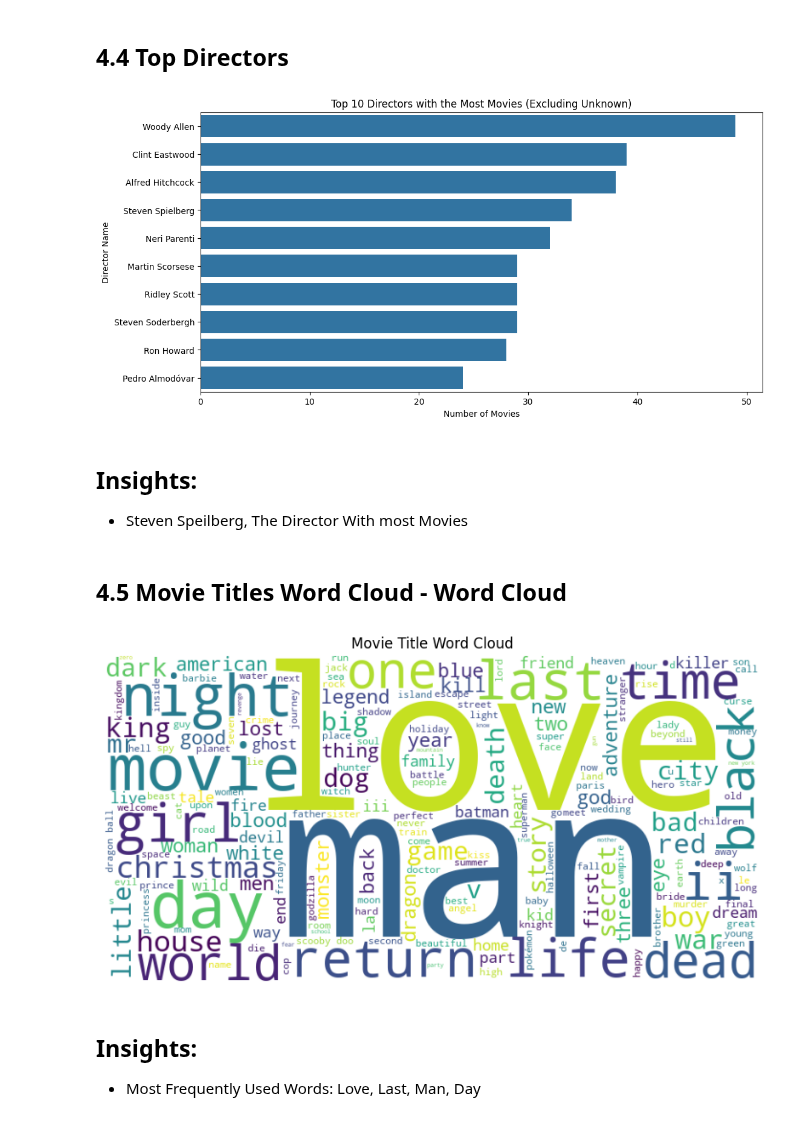
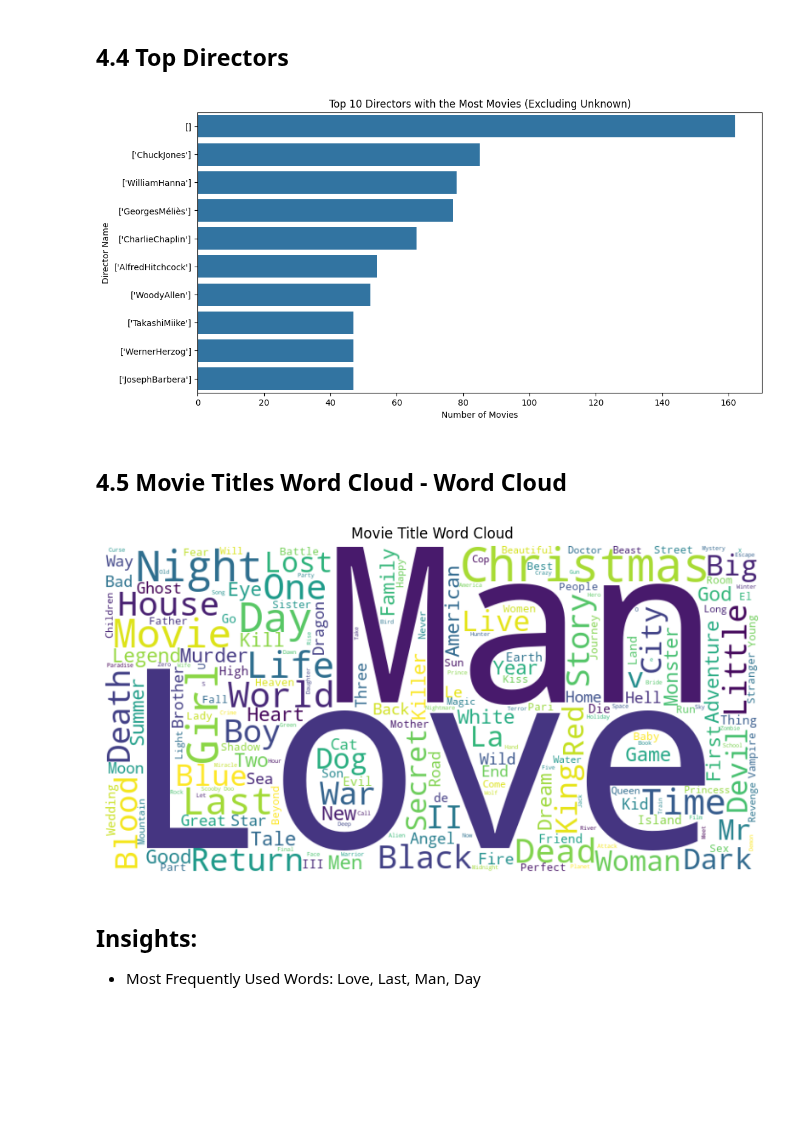
Before and after one commit to devaldaki3/CineMatch, a Jupyter notebook: NoteBook_Experiments/Exploratory Data Analysis.ipynb, the cells around one changed output. Cells and saved outputs as stored; diff of their text form; code cells hidden in the pictures; blank space fills up the shorter version.

```diff
--- a/NoteBook_Experiments/Exploratory Data Analysis.ipynb
+++ b/NoteBook_Experiments/Exploratory Data Analysis.ipynb
@@ -39,7 +39,7 @@ import matplotlib.pyplot as plt
 # %% [markdown]
 ### Import the CSV Data as Pandas DataFrame
 # %%
-df = pd.read_csv('../Artifacts/main_data.csv')
+df = pd.read_csv('../data/TMDB_top50k_final.csv')
 # %%
 df.head()
 # %% [output]
@@ -281,8 +269,8 @@ plt.show()
 # %% [markdown]
 ## 4.4 Top Directors
 # %%
-filtered_df = df[df['director_name'] != 'unknown']
-top_directors = filtered_df['director_name'].value_counts().head(10)
+filtered_df = df[df['crew'] != 'unknown']
+top_directors = filtered_df['crew'].value_counts().head(10)
 plt.figure(figsize=(12, 6))
 sns.barplot(x=top_directors.values, y=top_directors.index)
 plt.xlabel('Number of Movies')
@@ -290,26 +278,22 @@ plt.ylabel('Director Name')
 plt.title(f'Top {10} Directors with the Most Movies (Excluding Unknown)')
 plt.show()
 # %% [output]
-[figure, old version]
+[figure, new version]
-# %% [markdown]
-## Insights:
-
-- Steven Speilberg, The Director With most Movies
 # %% [markdown]
 ## 4.5 Movie Titles Word Cloud - Word Cloud
 # %%
 from wordcloud import WordCloud
 
-wordcloud_text = ' '.join(df['movie_title'])
+wordcloud_text = ' '.join(df['title'])
 wordcloud = WordCloud(width=800, height=400, background_color='white').generate(wordcloud_text)
 
 plt.figure(figsize=(10, 5))
 plt.imshow(wordcloud, interpolation='bilinear')
 plt.axis('off')
 plt.title('Movie Title Word Cloud')
 plt.show()
 # %% [output]
-[figure, old version]
+[figure, new version]
 # %% [markdown]
 ## Insights:
 
```
Also changed, not shown: parts of 20 cells of this notebook, 28 other files.
